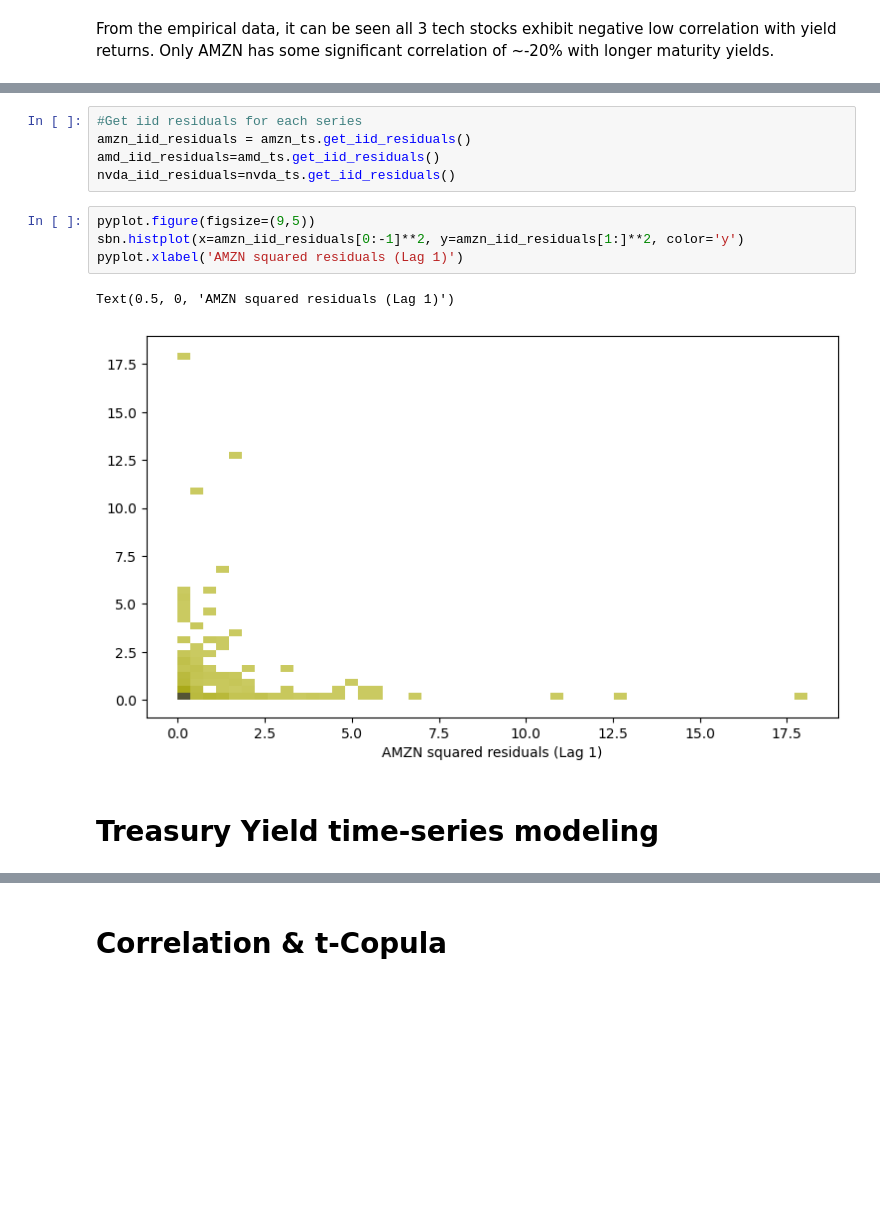
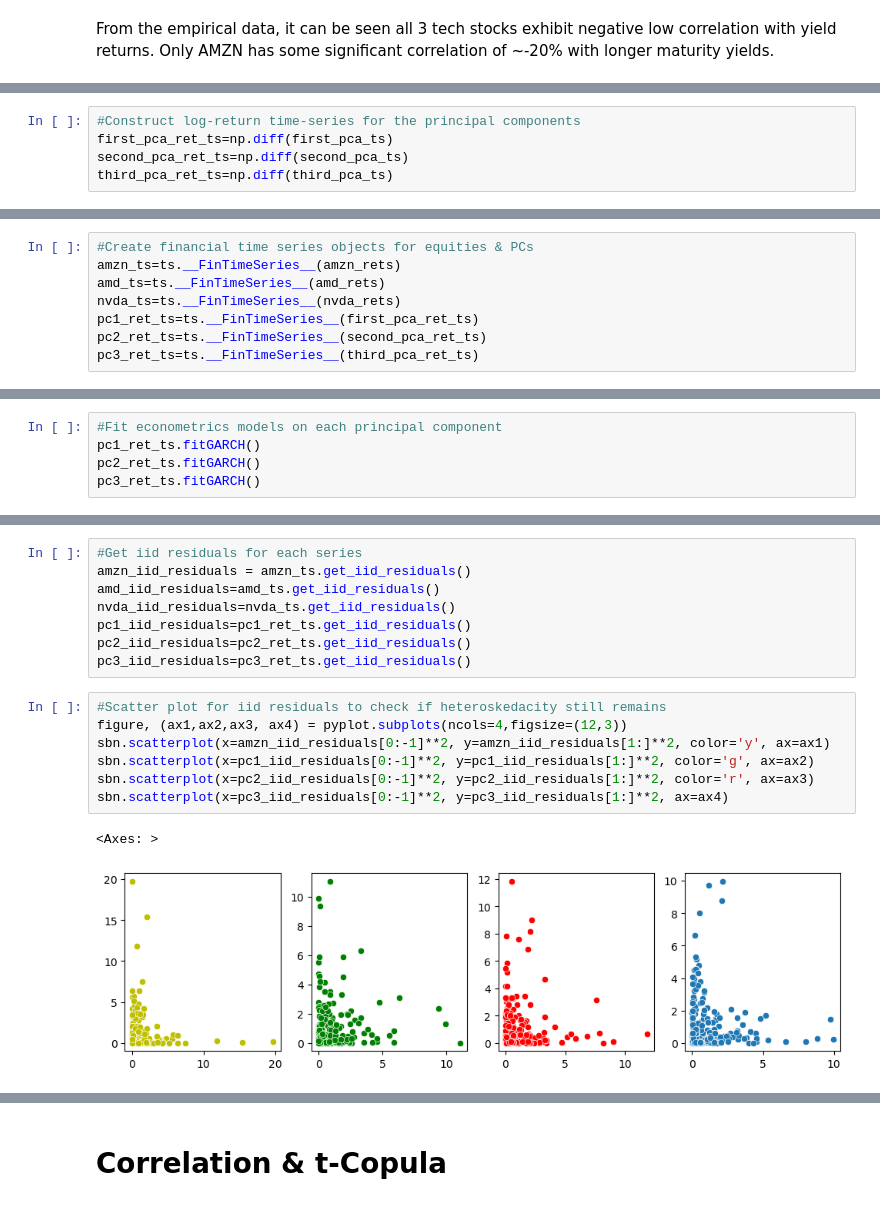
Before and after one commit to nverma-ML/QuantFinance, a Jupyter notebook: StockBondPortfolio.ipynb, the cells around one changed output, grey strips where cells are left out. Cells and saved outputs as stored; diff of their text form; blank space fills up the shorter version.

Commit message:
Stock-Bond-TimeSeries
Final ARPM Python project on stocks bond portfolio

```diff
--- a/StockBondPortfolio.ipynb
+++ b/StockBondPortfolio.ipynb
@@ -106,0 +129,5 @@ Text(0.5, 0, 'AMZN Log Returns (Lag 1)')
+# %%
+#Construct log-return time-series for the principal components
+first_pca_ret_ts=np.diff(first_pca_ts)
+second_pca_ret_ts=np.diff(second_pca_ts)
+third_pca_ret_ts=np.diff(third_pca_ts)
@@ -107,3 +176,11 @@ Text(0.5, 0, 'AMZN Log Returns (Lag 1)')
+# %%
+#Create financial time series objects for equities & PCs
+amzn_ts=ts.__FinTimeSeries__(amzn_rets)
+amd_ts=ts.__FinTimeSeries__(amd_rets)
+nvda_ts=ts.__FinTimeSeries__(nvda_rets)
+pc1_ret_ts=ts.__FinTimeSeries__(first_pca_ret_ts)
+pc2_ret_ts=ts.__FinTimeSeries__(second_pca_ret_ts)
+pc3_ret_ts=ts.__FinTimeSeries__(third_pca_ret_ts)
 # %%
 #Fit econometrics models on each series
 amzn_ts.fitGARCH()
@@ -127,3 +204,8 @@ Optimization terminated successfully    (Exit mode 0)
             Iterations: 7
             Function evaluations: 53
             Gradient evaluations: 7
+# %%
+#Fit econometrics models on each principal component
+pc1_ret_ts.fitGARCH()
+pc2_ret_ts.fitGARCH()
+pc3_ret_ts.fitGARCH()
@@ -164,12 +251,16 @@ pd.DataFrame(data=[amzn_params, amd_params, nvda_params], index=['AMZN','AMD','N
 amzn_iid_residuals = amzn_ts.get_iid_residuals()
 amd_iid_residuals=amd_ts.get_iid_residuals()
 nvda_iid_residuals=nvda_ts.get_iid_residuals()
+pc1_iid_residuals=pc1_ret_ts.get_iid_residuals()
+pc2_iid_residuals=pc2_ret_ts.get_iid_residuals()
+pc3_iid_residuals=pc3_ret_ts.get_iid_residuals()
 # %%
-pyplot.figure(figsize=(9,5))
-sbn.histplot(x=amzn_iid_residuals[0:-1]**2, y=amzn_iid_residuals[1:]**2, color='y')
-pyplot.xlabel('AMZN squared residuals (Lag 1)')
+#Scatter plot for iid residuals to check if heteroskedacity still remains
+figure, (ax1,ax2,ax3, ax4) = pyplot.subplots(ncols=4,figsize=(12,3))
+sbn.scatterplot(x=amzn_iid_residuals[0:-1]**2, y=amzn_iid_residuals[1:]**2, color='y', ax=ax1)
+sbn.scatterplot(x=pc1_iid_residuals[0:-1]**2, y=pc1_iid_residuals[1:]**2, color='g', ax=ax2)
+sbn.scatterplot(x=pc2_iid_residuals[0:-1]**2, y=pc2_iid_residuals[1:]**2, color='r', ax=ax3)
+sbn.scatterplot(x=pc3_iid_residuals[0:-1]**2, y=pc3_iid_residuals[1:]**2, ax=ax4)
 # %% [output]
-Text(0.5, 0, 'AMZN squared residuals (Lag 1)')
+<Axes: >
-[figure, old version]
+[figure, new version]
-# %% [markdown]
-# Treasury Yield time-series modeling
```
Also changed, not shown: parts of 116 cells of this notebook, 1 other file.
